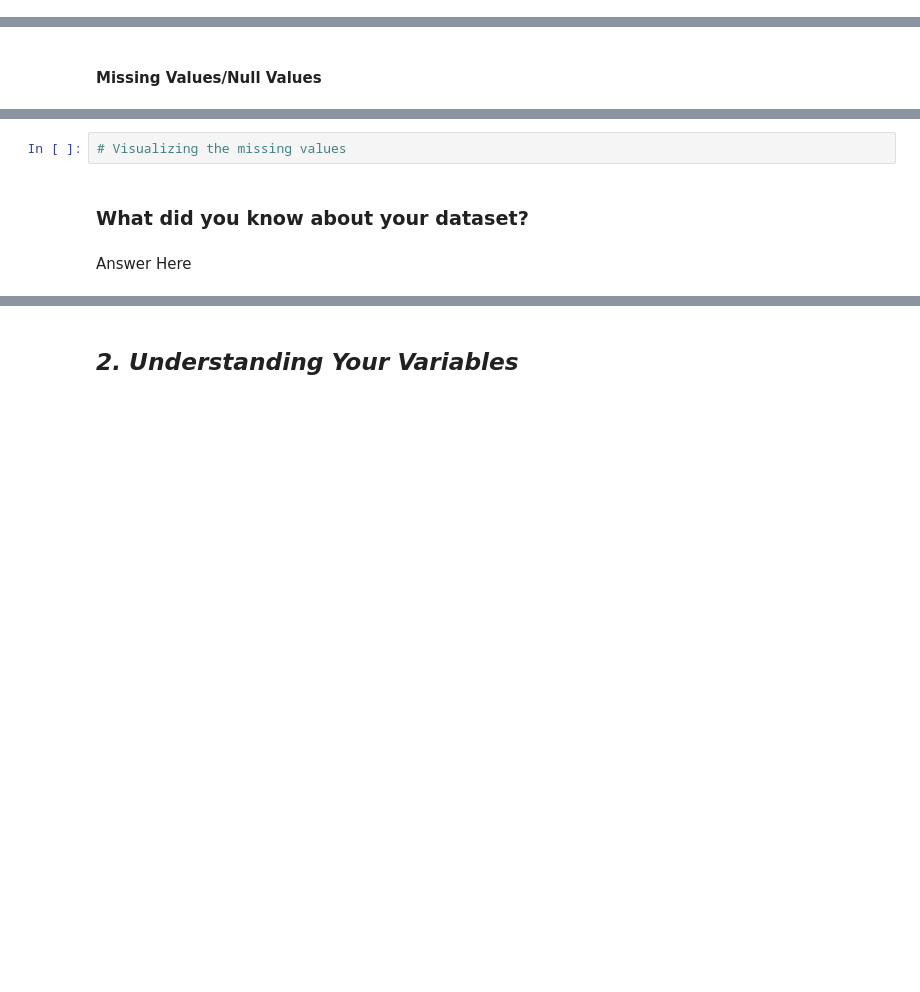
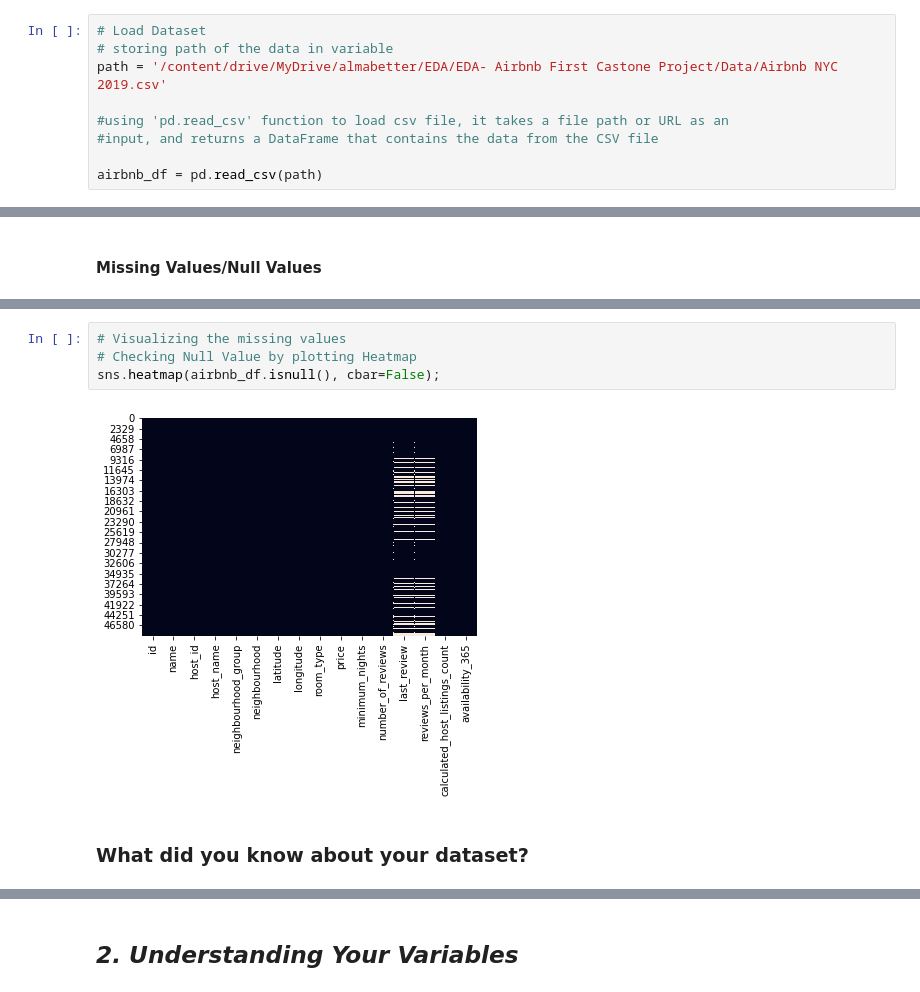
Before and after one commit to abhinav4201/Exploratory-data-analysis-EDA-Airbnb, a Jupyter notebook: Airbnb_Bookings_Analysis_Capstone_Project_1.ipynb, the cells around one changed output, grey strips where cells are left out. Drawn from its saved outputs; the diff is of its cells as text; blank space fills up the shorter version.

Commit message:
explored dataset

```diff
--- a/Airbnb_Bookings_Analysis_Capstone_Project_1.ipynb
+++ b/Airbnb_Bookings_Analysis_Capstone_Project_1.ipynb
@@ -88,3 +109,12 @@ M - Multivariate Analysis
+# %%
+# Load Dataset
+# storing path of the data in variable
+path = '/content/drive/MyDrive/almabetter/EDA/EDA- Airbnb First Castone Project/Data/Airbnb NYC 2019.csv'
+
+#using 'pd.read_csv' function to load csv file, it takes a file path or URL as an
+#input, and returns a DataFrame that contains the data from the CSV file
+
+airbnb_df = pd.read_csv(path)
 # %% [markdown]
 ### Dataset First View
 # %%
@@ -108,6 +191,8 @@ M - Multivariate Analysis
 # %%
 # Visualizing the missing values
+# Checking Null Value by plotting Heatmap
+sns.heatmap(airbnb_df.isnull(), cbar=False);
+# %% [output]
+[figure, added]
 # %% [markdown]
 ### What did you know about your dataset?
-# %% [markdown]
-Answer Here
```
Also changed, not shown: parts of 18 cells of this notebook.
